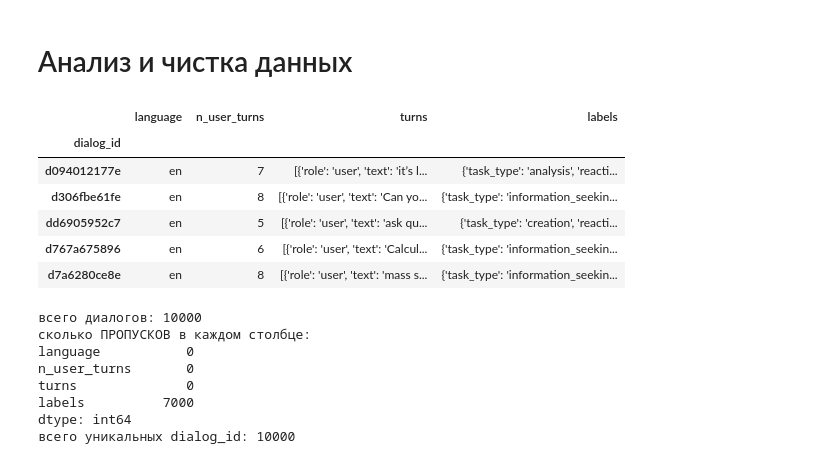
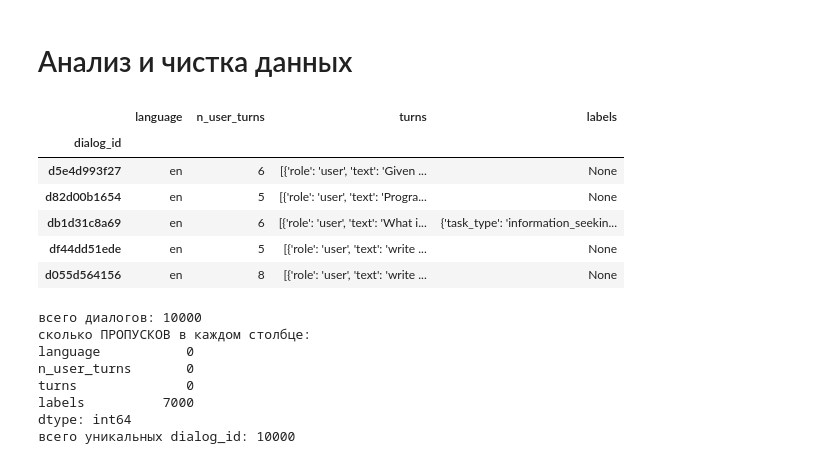
Before and after one commit to Half-Head/ML_homework, a Jupyter notebook: hw1/1_step_eda.ipynb, the cells around one changed output. Saved outputs shown, nothing was run; the diff lists cells and outputs as text; code cells hidden in the pictures.

```diff
--- a/hw1/1_step_eda.ipynb
+++ b/hw1/1_step_eda.ipynb
@@ -17,24 +18,24 @@ pd.set_option("display.max_columns", None) # показывать все кол
 # %%
 DATA_PATH = "hw1_train.jsonl"
 
 records = []
 with open(DATA_PATH, encoding="utf-8") as fh:
     for line in fh:
         if line.strip():
             record = json.loads(line)
             records.append(record)
 
 records_df = pd.DataFrame(records)
 records_df = records_df.set_index("dialog_id")
-records_df.head()
+records_df.sample(5, random_state=SEED)
 # %% [output]
 |  | language | n_user_turns | turns | labels |
 | dialog_id |  |  |  |  |
-| d094012177e | en | 7 | [{'role': 'user', 'text': 'it’s l... | {'task_type': 'analysis', 'reacti... |
-| d306fbe61fe | en | 8 | [{'role': 'user', 'text': 'Can yo... | {'task_type': 'information_seekin... |
-| dd6905952c7 | en | 5 | [{'role': 'user', 'text': 'ask qu... | {'task_type': 'creation', 'reacti... |
-| d767a675896 | en | 6 | [{'role': 'user', 'text': 'Calcul... | {'task_type': 'information_seekin... |
-| d7a6280ce8e | en | 8 | [{'role': 'user', 'text': 'mass s... | {'task_type': 'information_seekin... |
+| d5e4d993f27 | en | 6 | [{'role': 'user', 'text': 'Given ... | None |
+| d82d00b1654 | en | 5 | [{'role': 'user', 'text': 'Progra... | None |
+| db1d31c8a69 | en | 6 | [{'role': 'user', 'text': 'What i... | {'task_type': 'information_seekin... |
+| df44dd51ede | en | 5 | [{'role': 'user', 'text': 'write ... | None |
+| d055d564156 | en | 8 | [{'role': 'user', 'text': 'write ... | None |
 # %%
 print(f"всего диалогов: {len(records)}")
 print("сколько ПРОПУСКОВ в каждом столбце:")
```
Also changed, not shown: parts of 24 cells of this notebook.
